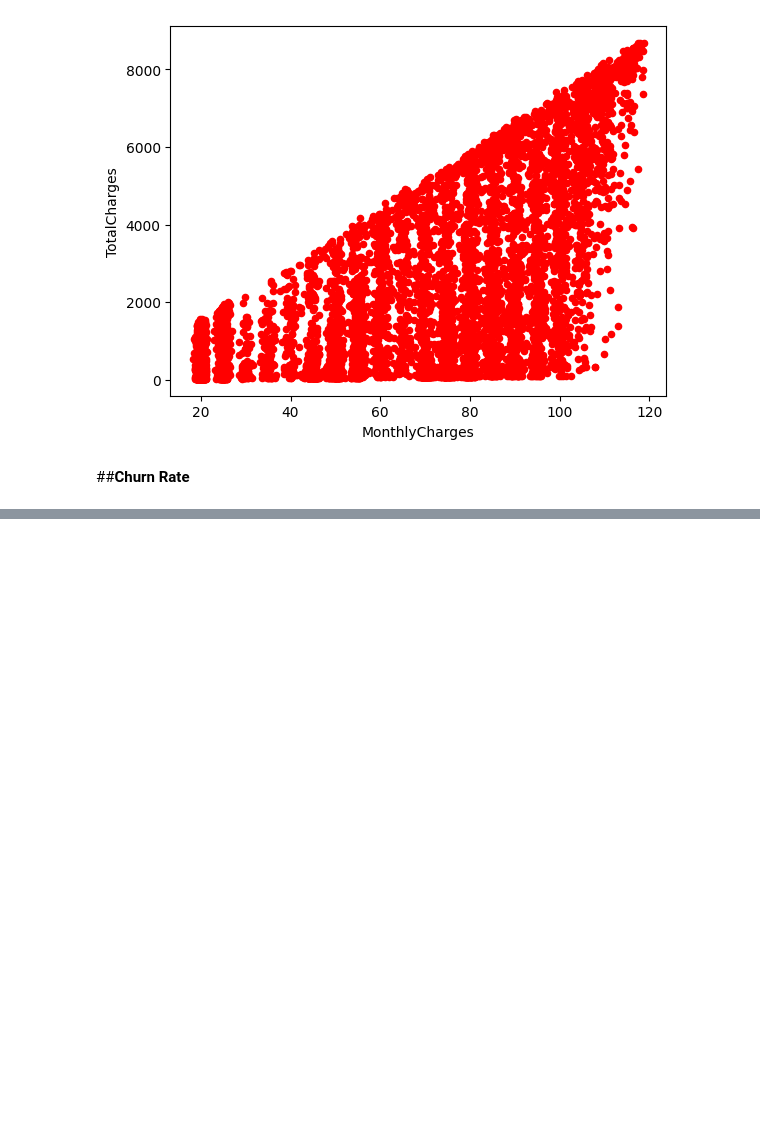
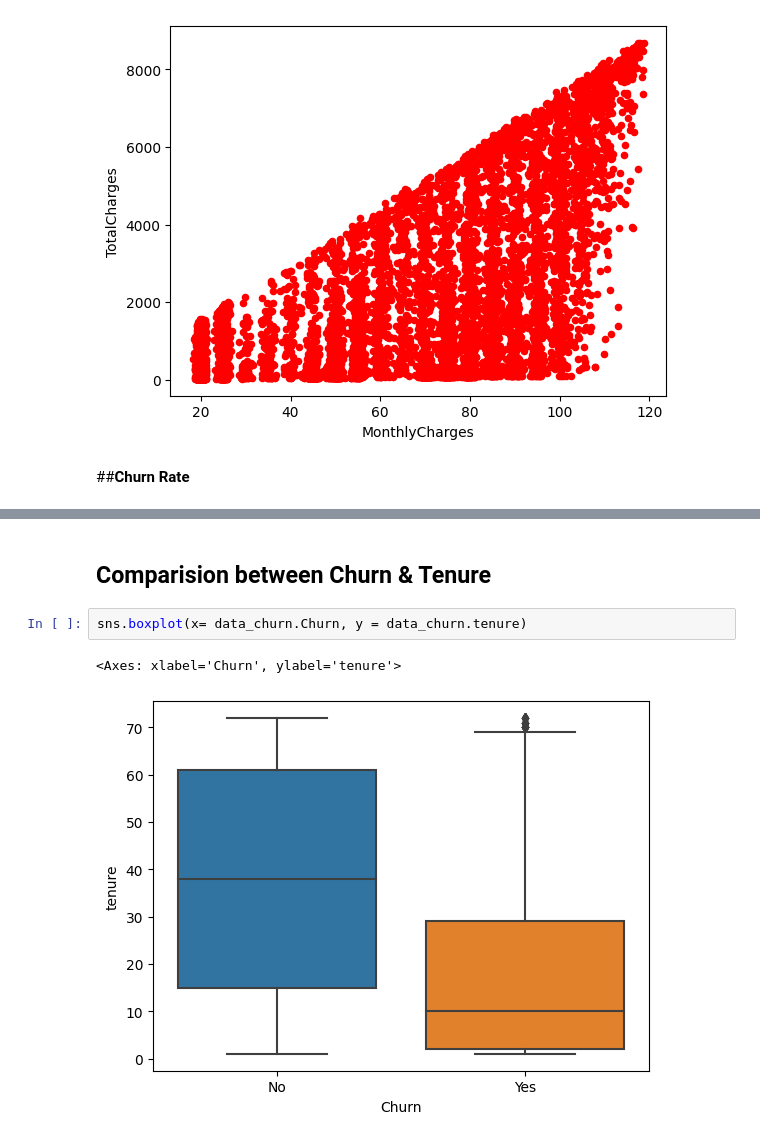
Before and after one commit to AayushPaigwar/-CodeClause-Churn_Prediction, a Jupyter notebook: Churn_Prediction.ipynb, the cells around one changed output, grey strips where cells are left out. Cells and saved outputs as stored; diff of their text form; blank space fills up the shorter version.

```diff
--- a/Churn_Prediction.ipynb
+++ b/Churn_Prediction.ipynb
@@ -290,0 +320,7 @@ data_churn[['MonthlyCharges','TotalCharges']].plot.scatter(x='MonthlyCharges', y
+# %% [markdown]
+## **Comparision between Churn & Tenure**
+# %%
+sns.boxplot(x= data_churn.Churn, y = data_churn.tenure)
+# %% [output]
+<Axes: xlabel='Churn', ylabel='tenure'>
+[figure, added]
```
Also changed, not shown: parts of 12 cells of this notebook.
